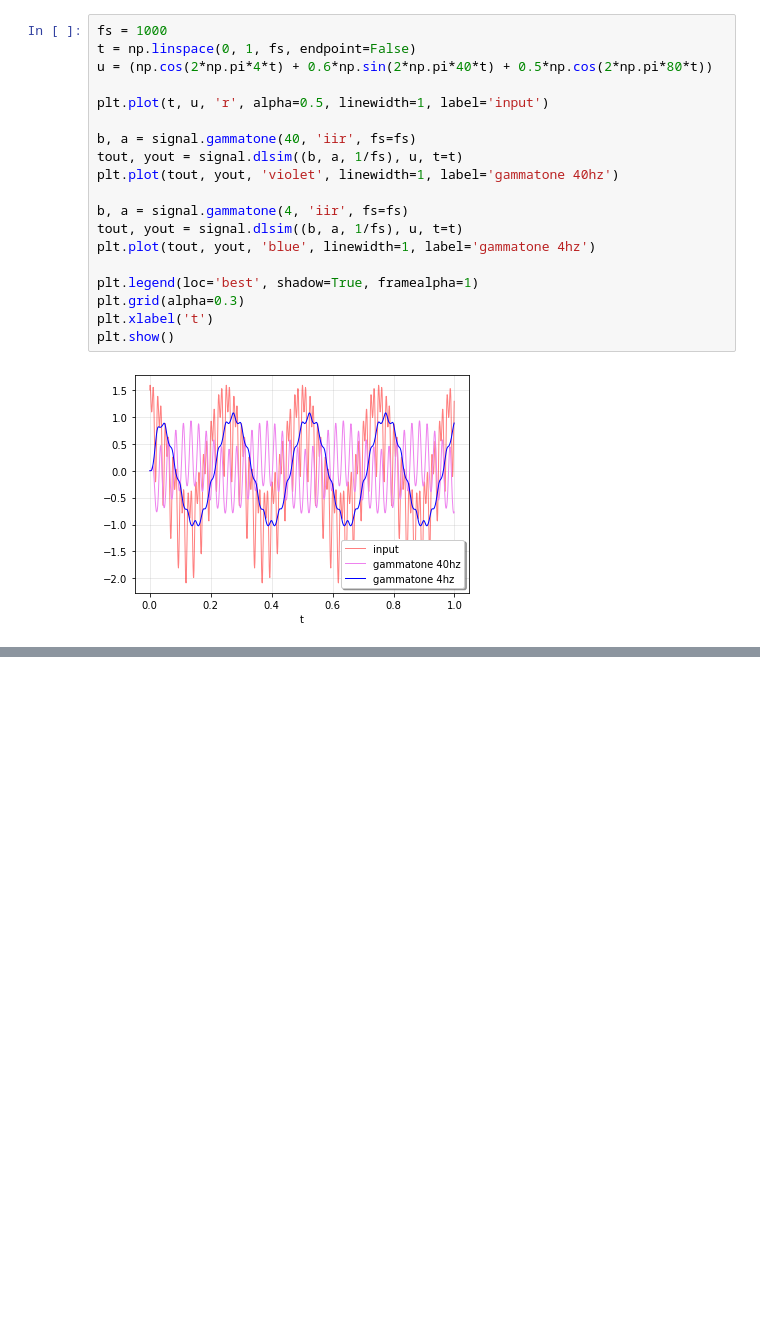
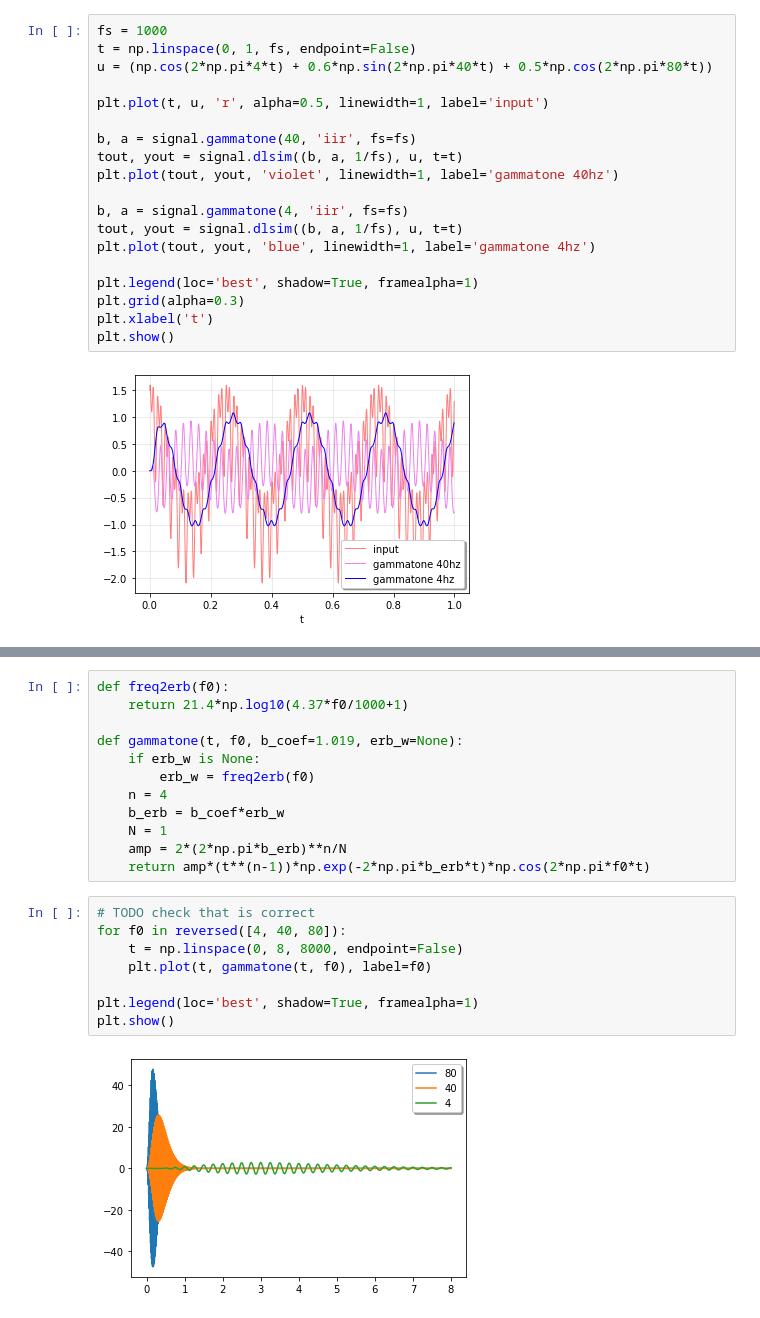
Before and after one commit to sadahry/notebooks, a Jupyter notebook: signal_processing/gammatone.ipynb, the cells around one changed output, grey strips where cells are left out. Cells and saved outputs as stored; diff of their text form; blank space fills up the shorter version.

Commit message:
add gammatone scrach

```diff
--- a/signal_processing/gammatone.ipynb
+++ b/signal_processing/gammatone.ipynb
@@ -54,0 +58,22 @@ plt.show()
+# %%
+def freq2erb(f0):
+    return 21.4*np.log10(4.37*f0/1000+1)
+
+def gammatone(t, f0, b_coef=1.019, erb_w=None):
+    if erb_w is None:
+        erb_w = freq2erb(f0)
+    n = 4
+    b_erb = b_coef*erb_w
+    N = 1
+    amp = 2*(2*np.pi*b_erb)**n/N
+    return amp*(t**(n-1))*np.exp(-2*np.pi*b_erb*t)*np.cos(2*np.pi*f0*t)
+# %%
+# TODO check that is correct
+for f0 in reversed([4, 40, 80]):
+    t = np.linspace(0, 8, 8000, endpoint=False)
+    plt.plot(t, gammatone(t, f0), label=f0)
+
+plt.legend(loc='best', shadow=True, framealpha=1)
+plt.show()
+# %% [output]
+[figure, added]
```
Also changed, not shown: parts of 3 cells of this notebook.
